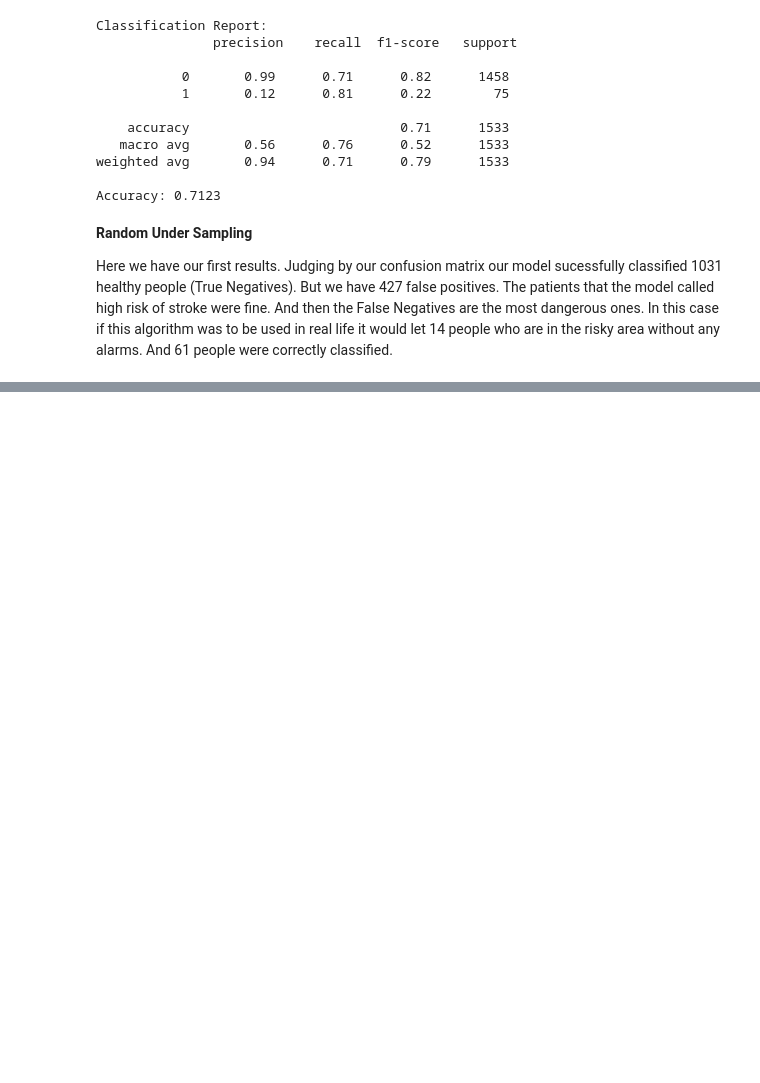
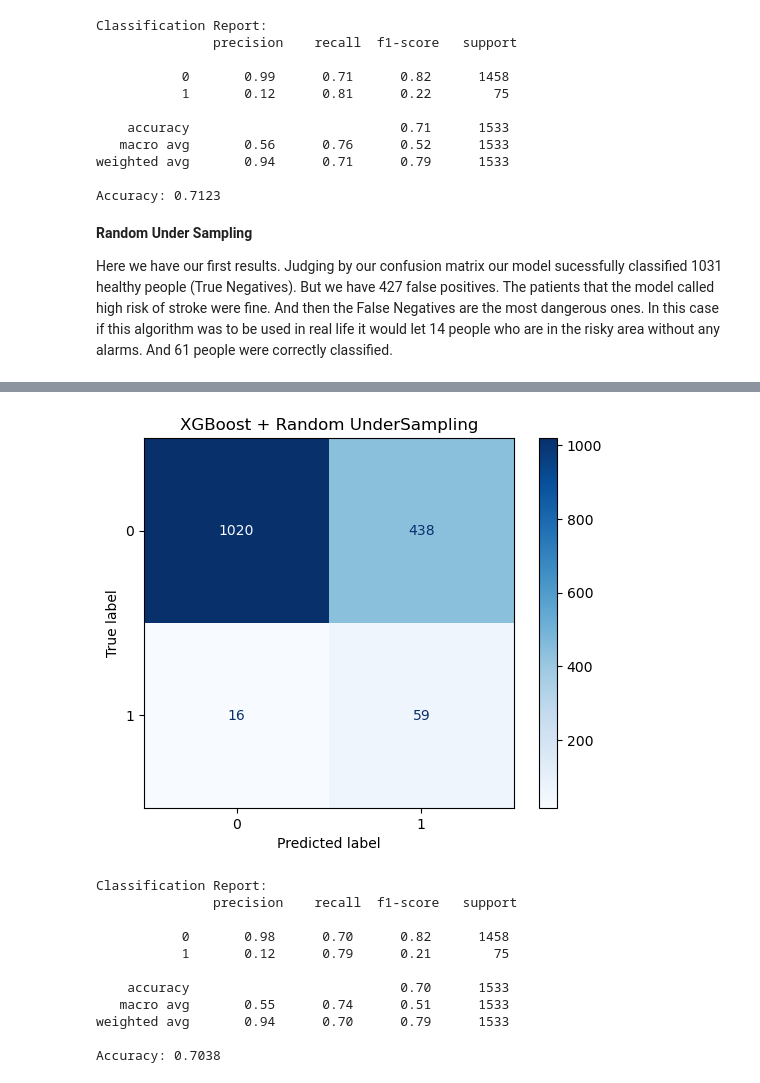
Before and after one commit to emreseb/Stroke-Prediction-ML, a Jupyter notebook: onelastpy.ipynb, the cells around one changed output, grey strips where cells are left out. Saved outputs shown, nothing was run; the diff lists cells and outputs as text; code cells hidden in the pictures; blank space fills up the shorter version.

```diff
--- a/onelastpy.ipynb
+++ b/onelastpy.ipynb
@@ -384,29 +382,46 @@ Accuracy:             72.55%
 # %%
-def rus_pipeline(X_train, y_train, X_test, y_test):
+def rus_xgboost_pipeline(X_train, y_train, X_test, y_test):
+    import matplotlib.pyplot as plt
     from imblearn.pipeline import Pipeline
     from imblearn.under_sampling import RandomUnderSampler
-    from sklearn.ensemble import RandomForestClassifier
-    from sklearn.metrics import classification_report, confusion_matrix, accuracy_score
+    from xgboost import XGBClassifier  # <--- New Import
+    from sklearn.metrics import classification_report, accuracy_score
     from sklearn.metrics import ConfusionMatrixDisplay
 
-
-    X_train_rus = X_train.copy()
-    y_train_rus = y_train.copy()
-
-
+    # 1. Create the Pipeline
+    # We use 'eval_metric="logloss"' to prevent warning messages
     pipeline = Pipeline([
         ('rus', RandomUnderSampler(random_state=42)),
-        ('rf', RandomForestClassifier(random_state=42))
+        ('xgb', XGBClassifier(random_state=42, eval_metric='logloss'))
     ])
 
-    pipeline.fit(X_train_rus, y_train_rus)
+    # 2. Fit the model
+    # Note: XGBoost handles copy() internally usually, so we can pass X_train directly
+    pipeline.fit(X_train, y_train)
+
+    # 3. Predict
     y_pred = pipeline.predict(X_test)
 
-
-    ConfusionMatrixDisplay.from_predictions(y_test, y_pred)
+    # 4. Visualize Results
+    ConfusionMatrixDisplay.from_predictions(y_test, y_pred, cmap='Blues')
+    plt.title("XGBoost + Random UnderSampling")
     plt.show()
 
-
-    #print("Confusion Matrix:\n", confusion_matrix(y_test, y_pred))
+    # 5. Print Metrics
     print("\nClassification Report:\n", classification_report(y_test, y_pred))
     print(f"Accuracy: {accuracy_score(y_test, y_pred):.4f}")
+# %%
+rus_xgboost_pipeline(X_train, y_train, X_test, y_test)
+# %% [output]
+[figure, added]
+Classification Report:
+               precision    recall  f1-score   support
+
+           0       0.98      0.70      0.82      1458
+           1       0.12      0.79      0.21        75
+
+    accuracy                           0.70      1533
+   macro avg       0.55      0.74      0.51      1533
+weighted avg       0.94      0.70      0.79      1533
+
+Accuracy: 0.7038
```
Also changed, not shown: parts of 4 cells of this notebook.
